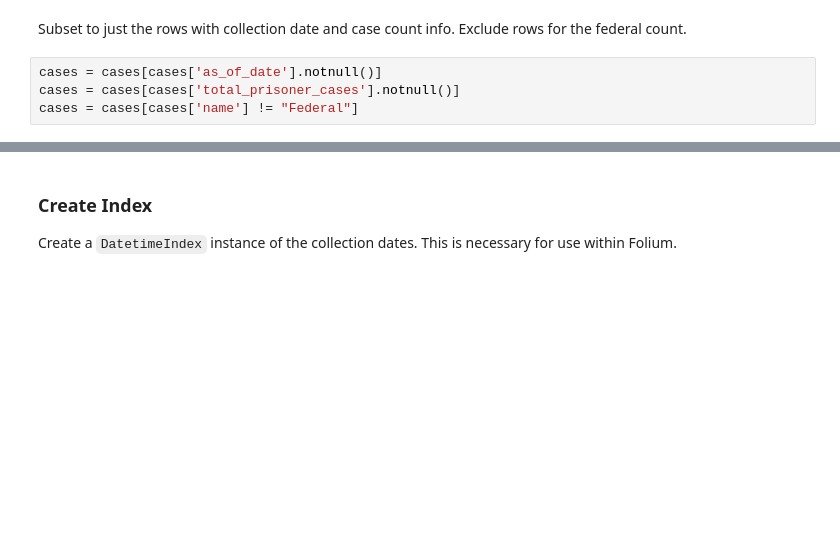
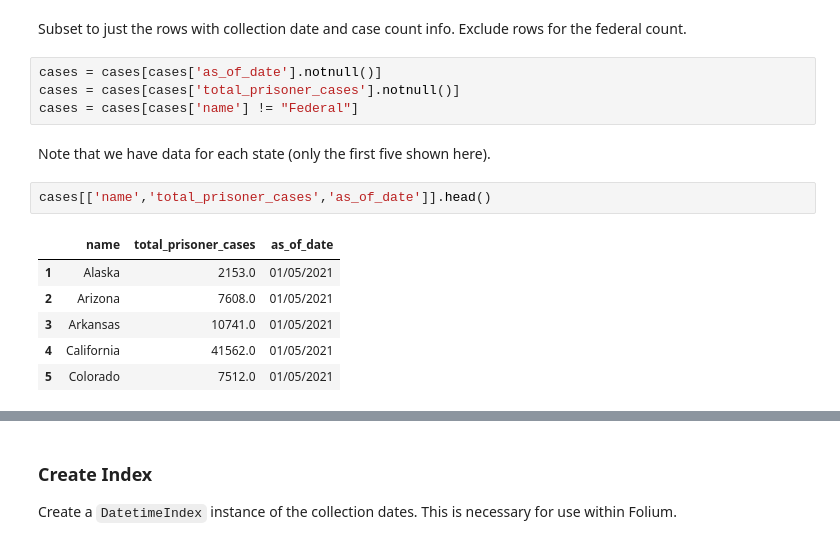
Before and after one commit to william-rice/covid-prisons, a Jupyter notebook: map_viz.ipynb, the cells around one changed output, grey strips where cells are left out. Drawn from its saved outputs; the diff is of its cells as text; blank space fills up the shorter version.

```diff
--- a/map_viz.ipynb
+++ b/map_viz.ipynb
@@ -53,3 +53,14 @@ Subset to just the rows with collection date and case count info. Exclude rows f
 cases = cases[cases['as_of_date'].notnull()]
 cases = cases[cases['total_prisoner_cases'].notnull()]
 cases = cases[cases['name'] != "Federal"]
+# %% [markdown]
+Note that we have data for each state (only the first five shown here).
+# %%
+cases[['name','total_prisoner_cases','as_of_date']].head()
+# %% [output]
+|  | name | total_prisoner_cases | as_of_date |
+| 1 | Alaska | 2153.0 | 01/05/2021 |
+| 2 | Arizona | 7608.0 | 01/05/2021 |
+| 3 | Arkansas | 10741.0 | 01/05/2021 |
+| 4 | California | 41562.0 | 01/05/2021 |
+| 5 | Colorado | 7512.0 | 01/05/2021 |
```
Also changed, not shown: parts of 11 cells of this notebook.
